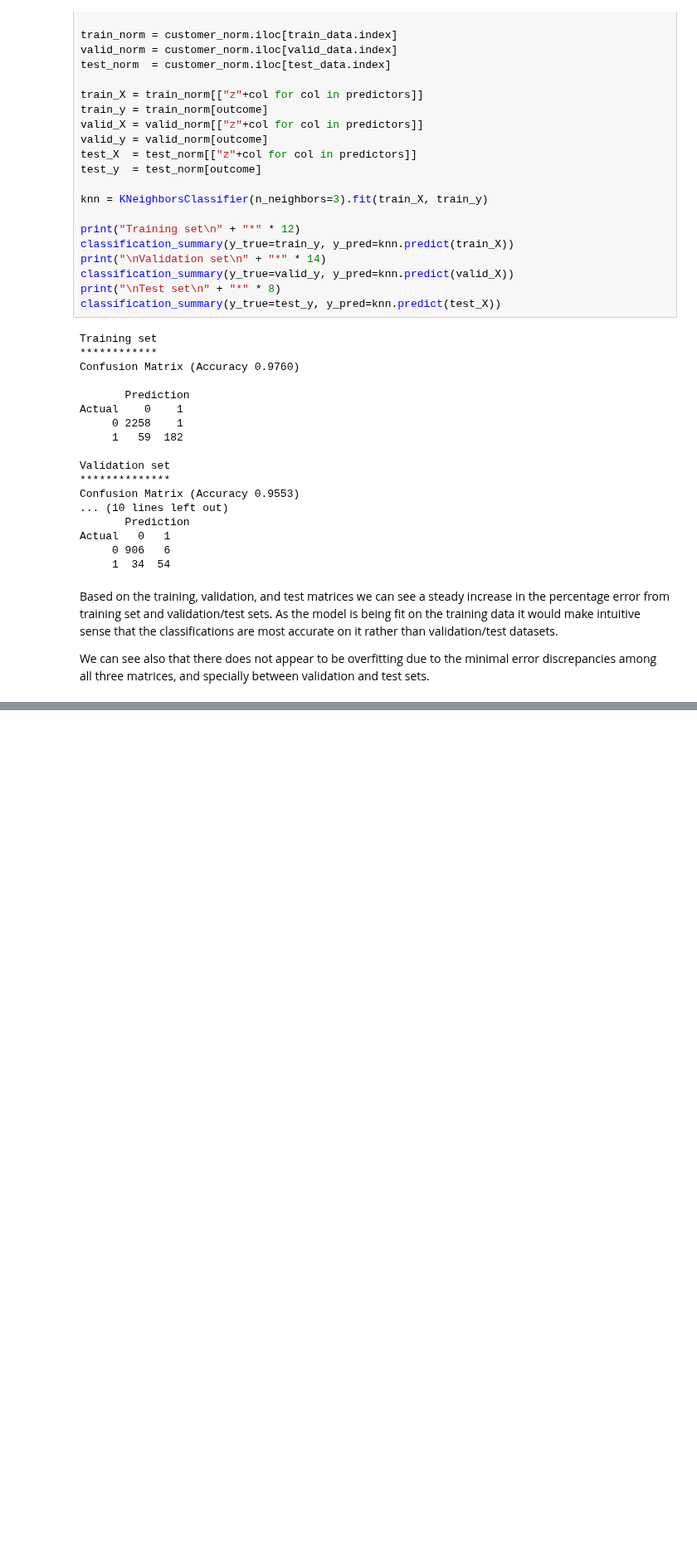
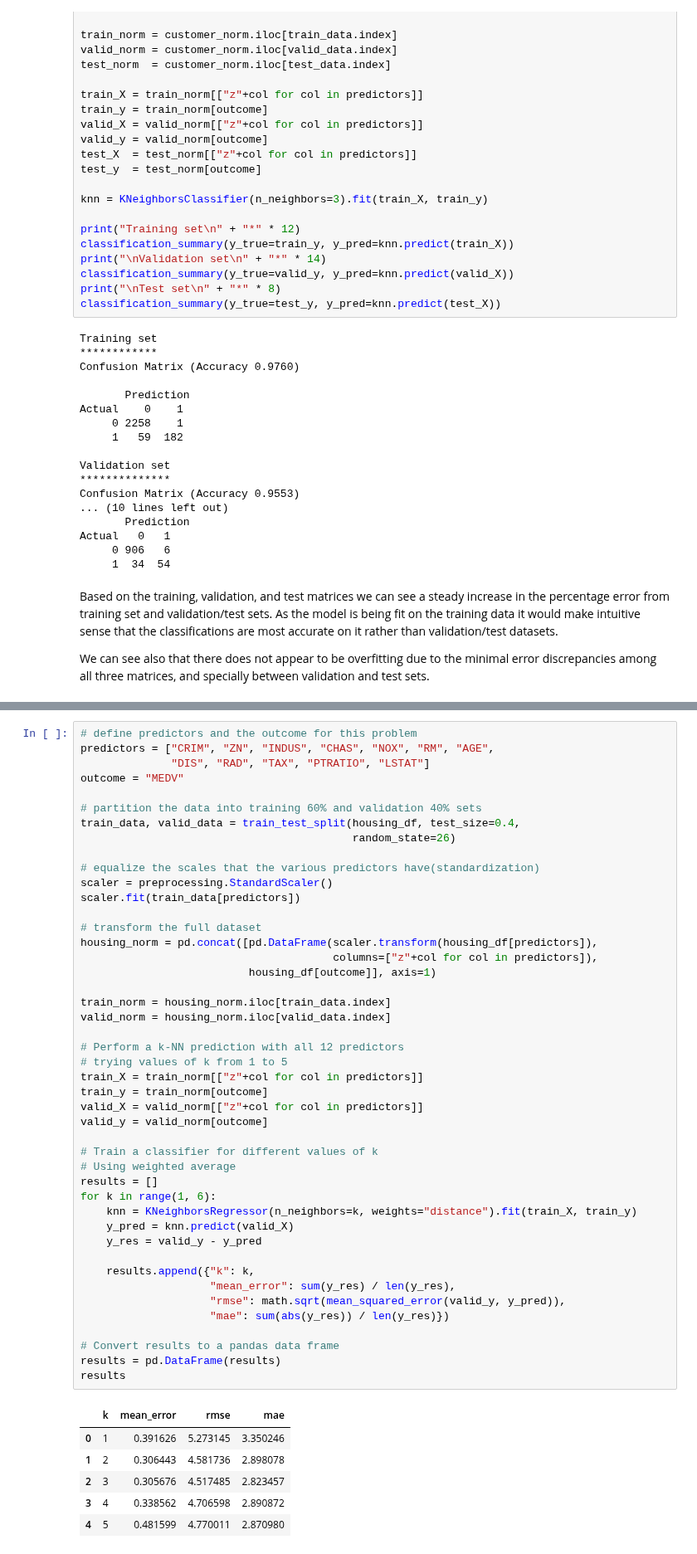
Before and after one commit to jeantardelli/data-mining-for-business-analytics, a Jupyter notebook: problems/chapter07_k_nearest_neighbors.ipynb, the cells around one changed output, grey strips where cells are left out. Shown at 83% size. Saved outputs shown, nothing was run; the diff lists cells and outputs as text; blank space fills up the shorter version.

Commit message:
Chapter 07 - Problems Pt. IV

```diff
--- a/problems/chapter07_k_nearest_neighbors.ipynb
+++ b/problems/chapter07_k_nearest_neighbors.ipynb
@@ -345,0 +373,52 @@ We can see also that there does not appear to be overfitting due to the minimal
+# %%
+# define predictors and the outcome for this problem
+predictors = ["CRIM", "ZN", "INDUS", "CHAS", "NOX", "RM", "AGE",
+              "DIS", "RAD", "TAX", "PTRATIO", "LSTAT"]
+outcome = "MEDV"
+
+# partition the data into training 60% and validation 40% sets
+train_data, valid_data = train_test_split(housing_df, test_size=0.4,
+                                          random_state=26)
+
+# equalize the scales that the various predictors have(standardization)
+scaler = preprocessing.StandardScaler()
+scaler.fit(train_data[predictors])
+
+# transform the full dataset
+housing_norm = pd.concat([pd.DataFrame(scaler.transform(housing_df[predictors]),
+                                       columns=["z"+col for col in predictors]),
+                          housing_df[outcome]], axis=1)
+
+train_norm = housing_norm.iloc[train_data.index]
+valid_norm = housing_norm.iloc[valid_data.index]
+
+# Perform a k-NN prediction with all 12 predictors
+# trying values of k from 1 to 5
+train_X = train_norm[["z"+col for col in predictors]]
+train_y = train_norm[outcome]
+valid_X = valid_norm[["z"+col for col in predictors]]
+valid_y = valid_norm[outcome]
+
+# Train a classifier for different values of k
+# Using weighted average
+results = []
+for k in range(1, 6):
+    knn = KNeighborsRegressor(n_neighbors=k, weights="distance").fit(train_X, train_y)
+    y_pred = knn.predict(valid_X)
+    y_res = valid_y - y_pred
+
+    results.append({"k": k,
+                    "mean_error": sum(y_res) / len(y_res),
+                    "rmse": math.sqrt(mean_squared_error(valid_y, y_pred)),
+                    "mae": sum(abs(y_res)) / len(y_res)})
+
+# Convert results to a pandas data frame
+results = pd.DataFrame(results)
+results
+# %% [output]
+|  | k | mean_error | rmse | mae |
+| 0 | 1 | 0.391626 | 5.273145 | 3.350246 |
+| 1 | 2 | 0.306443 | 4.581736 | 2.898078 |
+| 2 | 3 | 0.305676 | 4.517485 | 2.823457 |
+| 3 | 4 | 0.338562 | 4.706598 | 2.890872 |
+| 4 | 5 | 0.481599 | 4.770011 | 2.870980 |
```
Also changed, not shown: parts of 18 cells of this notebook.
